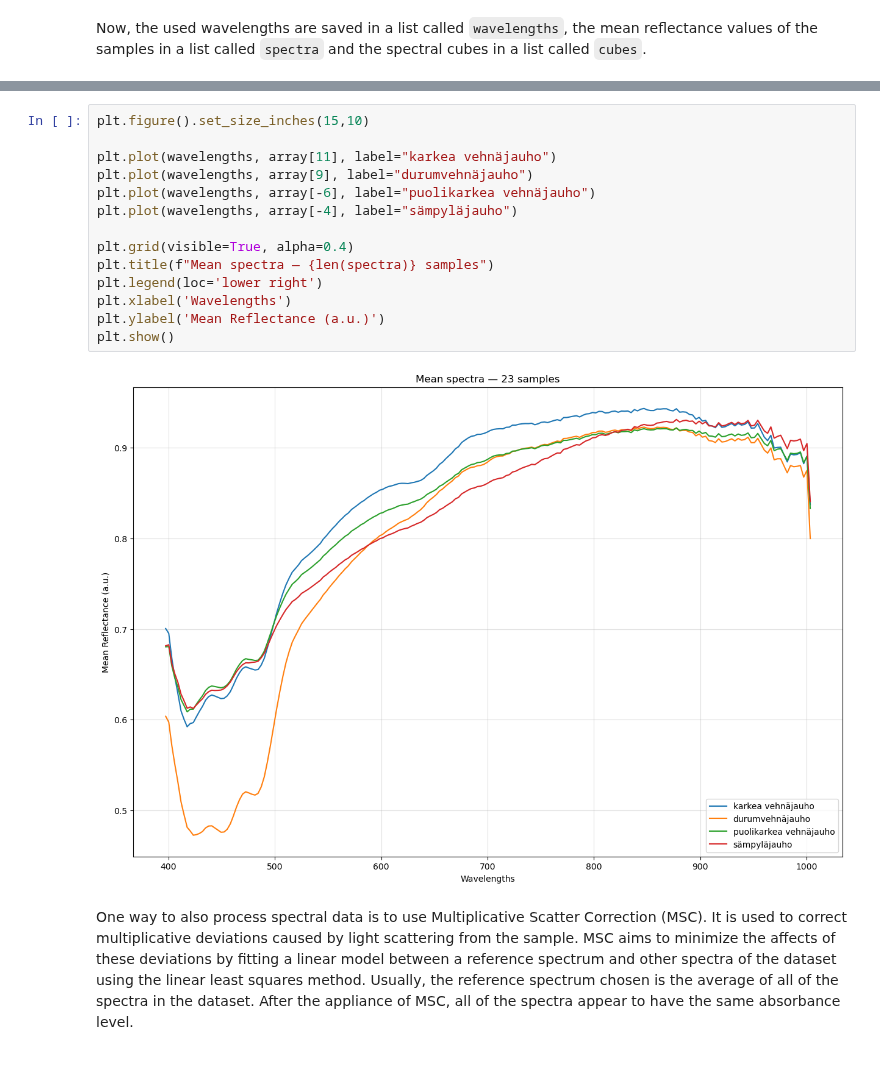
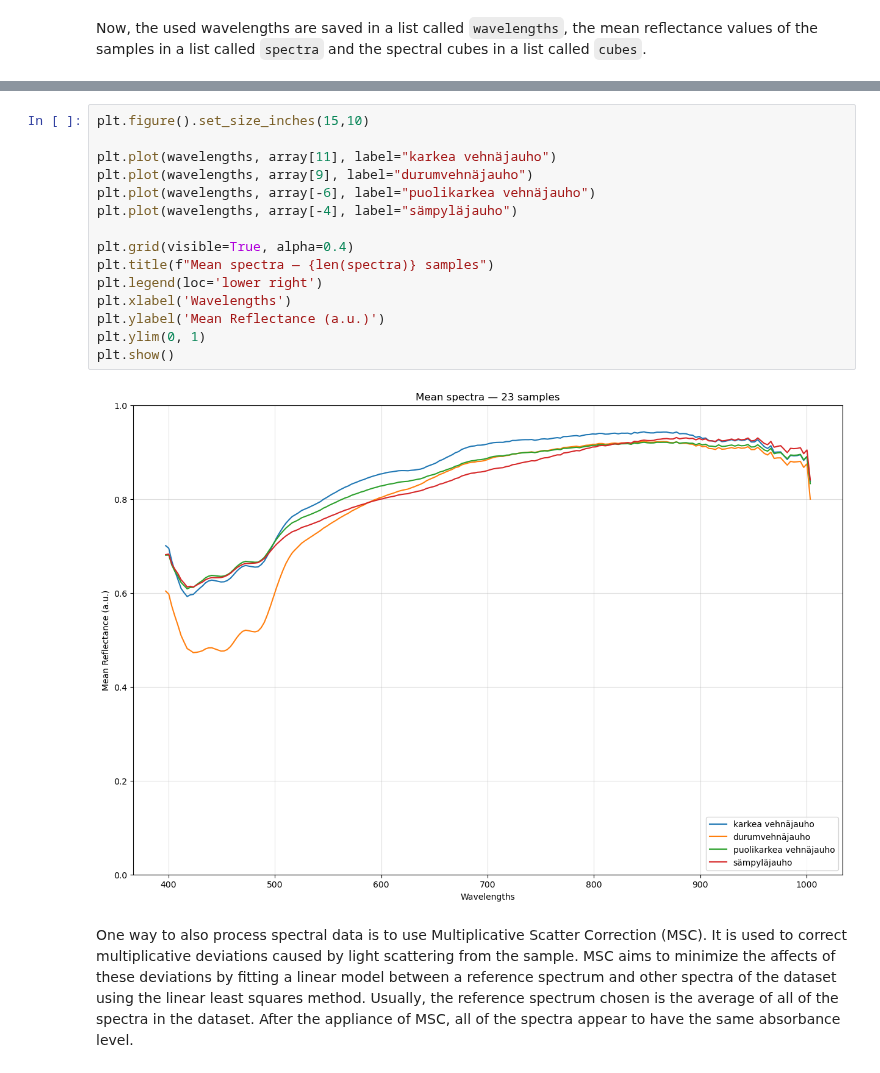
Before and after one commit to annitarvainen/tutkimusprojekti, a Jupyter notebook: projekti_infotekstit.ipynb, the cells around one changed output, grey strips where cells are left out. Cells and saved outputs as stored; diff of their text form.

```diff
--- a/projekti_infotekstit.ipynb
+++ b/projekti_infotekstit.ipynb
@@ -424,19 +428,20 @@ plt.show()
 # %%
 plt.figure().set_size_inches(15,10)
 
 plt.plot(wavelengths, array[11], label="karkea vehnäjauho")
 plt.plot(wavelengths, array[9], label="durumvehnäjauho")
 plt.plot(wavelengths, array[-6], label="puolikarkea vehnäjauho")
 plt.plot(wavelengths, array[-4], label="sämpyläjauho")
 
 plt.grid(visible=True, alpha=0.4)
 plt.title(f"Mean spectra — {len(spectra)} samples")
 plt.legend(loc='lower right')
 plt.xlabel('Wavelengths')
 plt.ylabel('Mean Reflectance (a.u.)')
+plt.ylim(0, 1)
 plt.show()
 # %% [output]
-[figure, old version]
+[figure, new version]
 # %% [markdown]
 One way to also process spectral data is to use Multiplicative Scatter Correction (MSC). It is used to correct multiplicative deviations caused by light scattering from the sample. MSC aims to minimize the affects of these deviations by fitting a linear model between a reference spectrum and other spectra of the dataset using the linear least squares method. Usually, the reference spectrum chosen is the average of all of the spectra in the dataset. After the appliance of MSC, all of the spectra appear to have the same absorbance level.
 # %%
```
Also changed, not shown: parts of 4 cells of this notebook, 2 other files.
